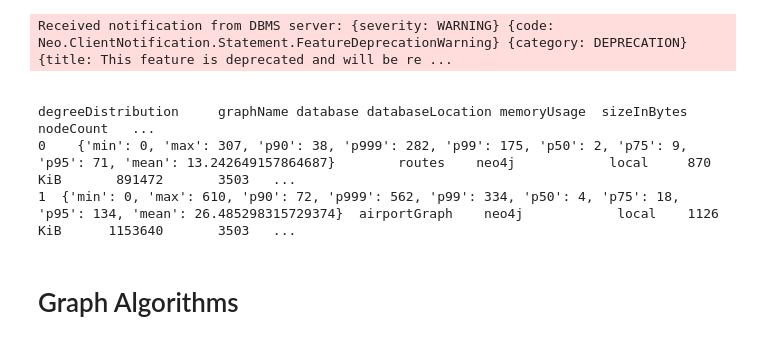
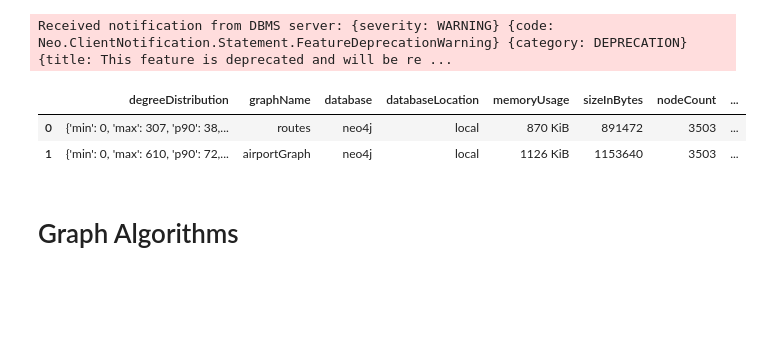
Before and after one commit to neo4j-labs/llm-graph-builder, a Jupyter notebook: experiments/Cypher_Queries.ipynb, the cells around one changed output. Saved outputs shown, nothing was run; the diff lists cells and outputs as text; code cells hidden in the pictures; blank space fills up the shorter version.

```diff
--- a/experiments/Cypher_Queries.ipynb
+++ b/experiments/Cypher_Queries.ipynb
@@ -365,18 +352,18 @@ Received notification from DBMS server: {severity: WARNING} {code: Neo.ClientNot
 # %%
 # Convert the results to a DataFrame
 graph_list_df = pd.DataFrame(graph_list_results)
 
 pd.set_option('display.max_columns', None)
 pd.set_option('display.width', 1000)
 pd.set_option('display.max_rows', None)
 pd.set_option('display.max_colwidth', None)
 
 # Display the DataFrame
-print(graph_list_df)
+graph_list_df
 # %% [output]
-                                                                                                        degreeDistribution     graphName database databaseLocation memoryUsage  sizeInBytes  nodeCount   ...
-0    {'min': 0, 'max': 307, 'p90': 38, 'p999': 282, 'p99': 175, 'p50': 2, 'p75': 9, 'p95': 71, 'mean': 13.242649157864687}        routes    neo4j            local     870 KiB       891472       3503   ...
-1  {'min': 0, 'max': 610, 'p90': 72, 'p999': 562, 'p99': 334, 'p50': 4, 'p75': 18, 'p95': 134, 'mean': 26.485298315729374}  airportGraph    neo4j            local    1126 KiB      1153640       3503   ...
+|  | degreeDistribution | graphName | database | databaseLocation | memoryUsage | sizeInBytes | nodeCount | ... |
+| 0 | {'min': 0, 'max': 307, 'p90': 38,... | routes | neo4j | local | 870 KiB | 891472 | 3503 | ... |
+| 1 | {'min': 0, 'max': 610, 'p90': 72,... | airportGraph | neo4j | local | 1126 KiB | 1153640 | 3503 | ... |
 # %% [markdown]
 # Graph Algorithms
 # %% [markdown]
```
Also changed, not shown: parts of 12 cells of this notebook.
